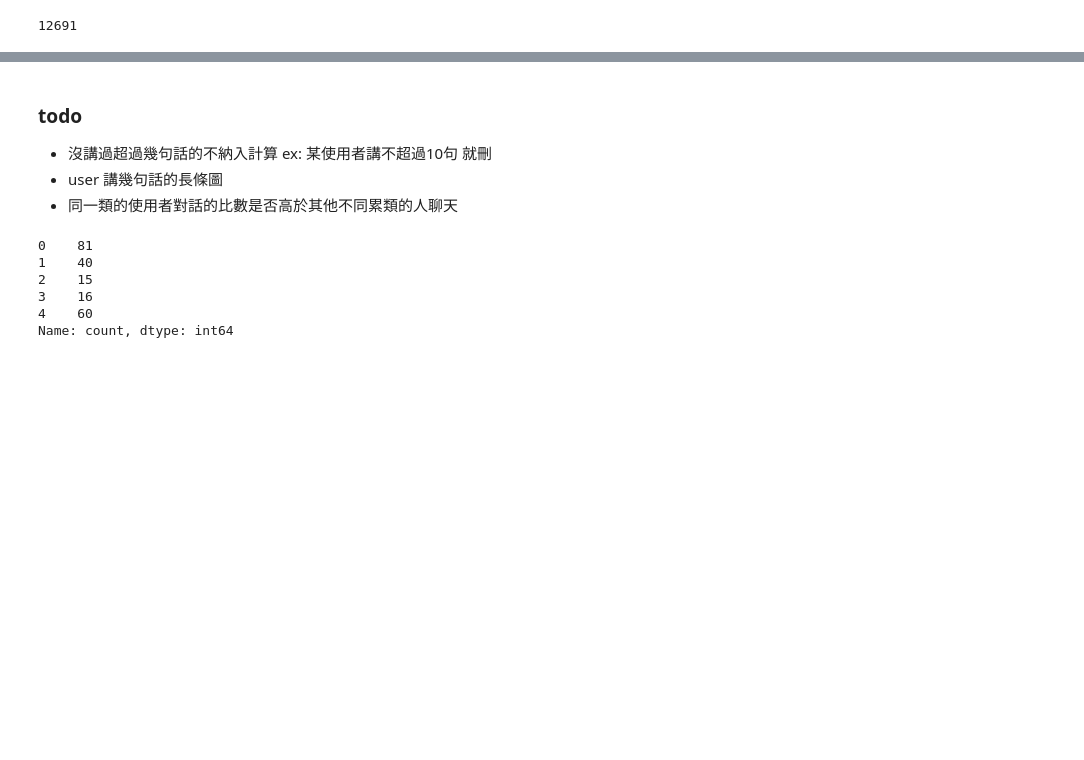
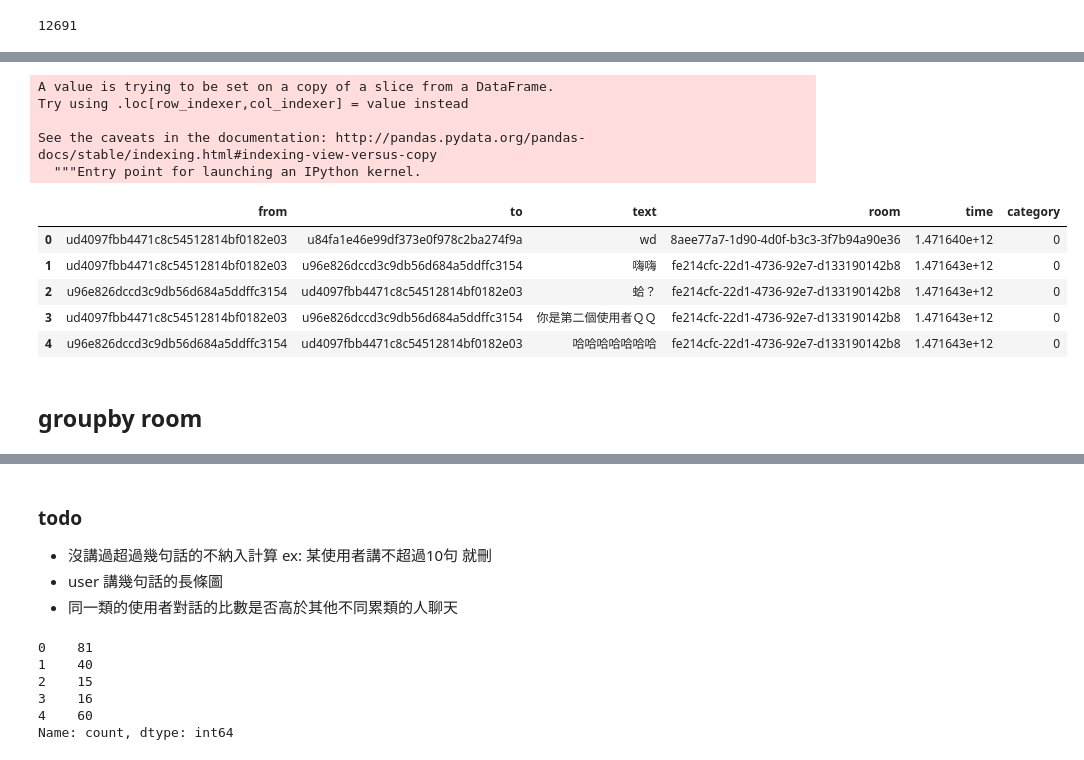
Before and after one commit to tan-i-ham/gp_new, a Jupyter notebook: million_reserch.ipynb, the cells around one changed output, grey strips where cells are left out. Cells and saved outputs as stored; diff of their text form; code cells hidden in the pictures; blank space fills up the shorter version.

```diff
--- a/million_reserch.ipynb
+++ b/million_reserch.ipynb
@@ -149,0 +204,6 @@ t.head()
+# %%
+from_category = {}
+for i, row in cluster_done.iterrows():
+#     a = list((row['from'],row['category']))
+#     row['from'] = a
+    from_category[row['from']] = row['category']
@@ -149,0 +218,3 @@ t.head()
+# %%
+test = df.head(100)
+test.head()
@@ -149,0 +228,19 @@ t.head()
+# %%
+test['category'] = test['from'].map(from_category)
+# %% [output]
+A value is trying to be set on a copy of a slice from a DataFrame.
+Try using .loc[row_indexer,col_indexer] = value instead
+
+See the caveats in the documentation: http://pandas.pydata.org/pandas-docs/stable/indexing.html#indexing-view-versus-copy
+  """Entry point for launching an IPython kernel.
+# %%
+test.head()
+# %% [output]
+|  | from | to | text | room | time | category |
+| 0 | ud4097fbb4471c8c54512814bf0182e03 | u84fa1e46e99df373e0f978c2ba274f9a | wd | 8aee77a7-1d90-4d0f-b3c3-3f7b94a90e36 | 1.471640e+12 | 0 |
+| 1 | ud4097fbb4471c8c54512814bf0182e03 | u96e826dccd3c9db56d684a5ddffc3154 | 嗨嗨 | fe214cfc-22d1-4736-92e7-d133190142b8 | 1.471643e+12 | 0 |
+| 2 | u96e826dccd3c9db56d684a5ddffc3154 | ud4097fbb4471c8c54512814bf0182e03 | 蛤？ | fe214cfc-22d1-4736-92e7-d133190142b8 | 1.471643e+12 | 0 |
+| 3 | ud4097fbb4471c8c54512814bf0182e03 | u96e826dccd3c9db56d684a5ddffc3154 | 你是第二個使用者ＱＱ | fe214cfc-22d1-4736-92e7-d133190142b8 | 1.471643e+12 | 0 |
+| 4 | u96e826dccd3c9db56d684a5ddffc3154 | ud4097fbb4471c8c54512814bf0182e03 | 哈哈哈哈哈哈哈 | fe214cfc-22d1-4736-92e7-d133190142b8 | 1.471643e+12 | 0 |
+# %% [markdown]
+## groupby room
```
Also changed, not shown: parts of 31 cells of this notebook, 2 other files.
